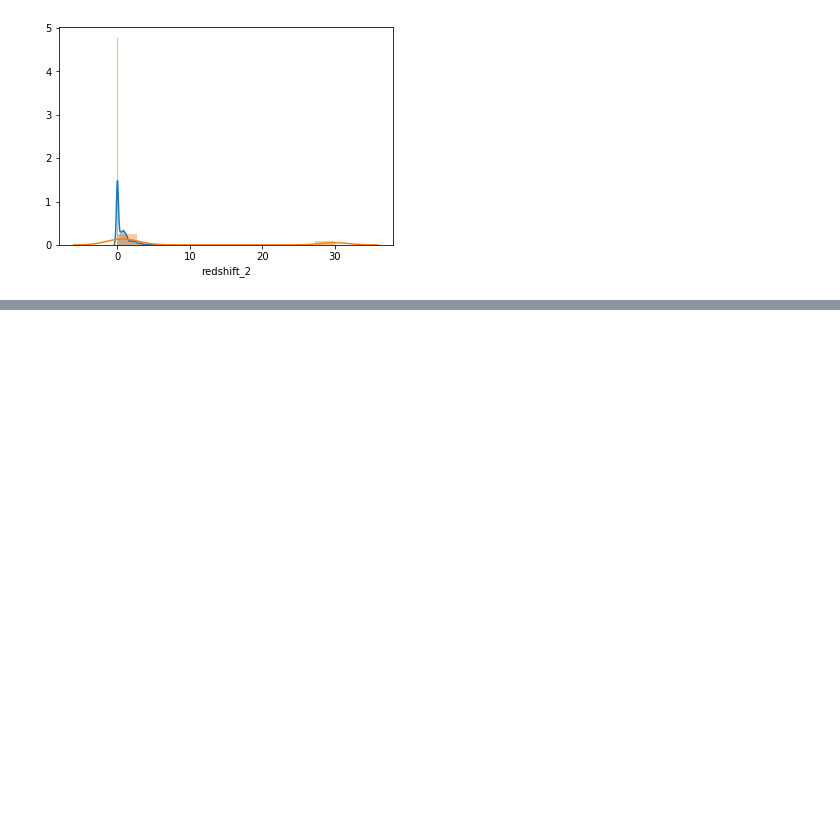
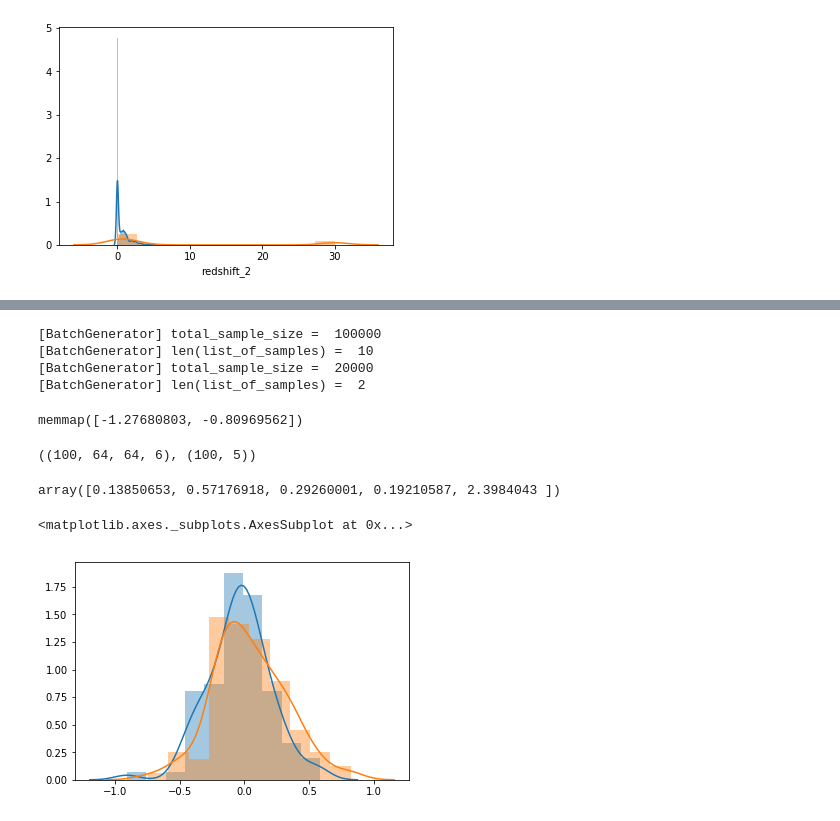
Before and after one commit to BastienArcelin/IPU-GPU, a Jupyter notebook: notebooks/parameter_estimation/Untitled.ipynb, the cells around one changed output, grey strips where cells are left out. Drawn from its saved outputs; the diff is of its cells as text; code cells hidden in the pictures; blank space fills up the shorter version.

Commit message:
modify generator for index of pandas DataFrame

```diff
--- a/notebooks/parameter_estimation/Untitled.ipynb
+++ b/notebooks/parameter_estimation/Untitled.ipynb
@@ -93,0 +273,13 @@ sns.distplot(training_data['redshift_2'])
+# %%
+batch_size = 100
+latent_dim = 32
+epochs = 10
+load = 'false'
+bands = [4,5,6,7,8,9]
+nb_of_bands = len(bands)
+hidden_dim = 256
+filters = [32, 64, 128, 256]#, 1024]
+kernels = [3,3,3,3]#, 3]
+
+
+vae, Dkl = build_model(latent_dim, hidden_dim, filters, kernels,nb_of_bands)
@@ -93,0 +304,31 @@ sns.distplot(training_data['redshift_2'])
+# %%
+images_dir = '/sps/lsst/users/barcelin/data/TFP/GalSim_COSMOS/blended_galaxies/random/'
+
+list_of_samples = [x for x in utils.listdir_fullpath(os.path.join(images_dir,'training')) if x.endswith('.npy')]
+list_of_shifts = [x for x in utils.listdir_fullpath(os.path.join(images_dir,'training','shifts')) if x.endswith('.npy')]
+
+list_of_samples_val = [x for x in utils.listdir_fullpath(os.path.join(images_dir,'validation')) if x.endswith('.npy')]
+list_of_shifts_val = [x for x in utils.listdir_fullpath(os.path.join(images_dir,'validation','shifts')) if x.endswith('.npy')]
+
+training_generator = generator.BatchGenerator(bands, list_of_samples, list_of_shifts, total_sample_size=None,
+                                    batch_size=batch_size,
+                                    trainval_or_test='training',
+                                    do_norm=False,
+                                    denorm = False,
+                                    path = os.path.join(images_dir, "test/"),
+                                    list_of_weights_e=None)
+
+validation_generator = generator.BatchGenerator(bands, list_of_samples_val,list_of_shifts_val, total_sample_size=None,
+                                    batch_size=batch_size,
+                                    trainval_or_test='validation',
+                                    do_norm=False,
+                                    denorm = False,
+                                    path = os.path.join(images_dir, "test/"),
+                                    list_of_weights_e= None)
+# %% [output]
+[BatchGenerator] total_sample_size =  100000
+[BatchGenerator] len(list_of_samples) =  10
+[BatchGenerator] total_sample_size =  20000
+[BatchGenerator] len(list_of_samples) =  2
+# %%
+img = training_generator.__getitem__(2)
@@ -93,0 +339,18 @@ sns.distplot(training_data['redshift_2'])
+# %%
+shifts[5877, 0]
+# %% [output]
+memmap([-1.27680803, -0.80969562])
+# %%
+img[0][0].shape, img[0][1].shape
+# %% [output]
+((100, 64, 64, 6), (100, 5))
+# %%
+img[0][1][0]
+# %% [output]
+array([0.13850653, 0.57176918, 0.29260001, 0.19210587, 2.3984043 ])
+# %%
+sns.distplot(img[0][1][:,0], bins = 10)
+sns.distplot(img[0][1][:,1], bins = 10)
+# %% [output]
+<matplotlib.axes._subplots.AxesSubplot at 0x...>
+[figure, added]
```
Also changed, not shown: parts of 26 cells of this notebook, 15 other files.
